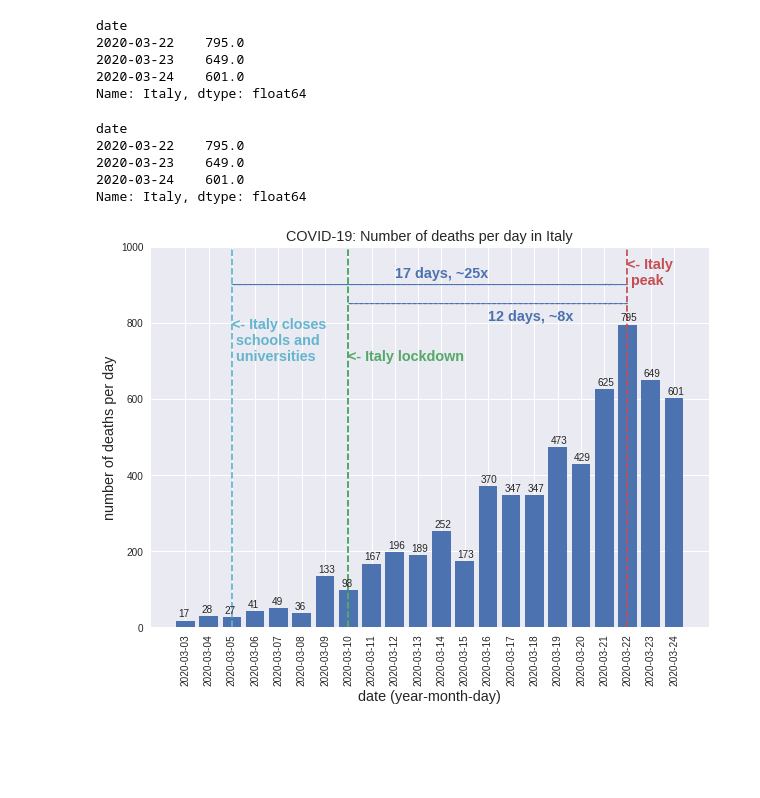
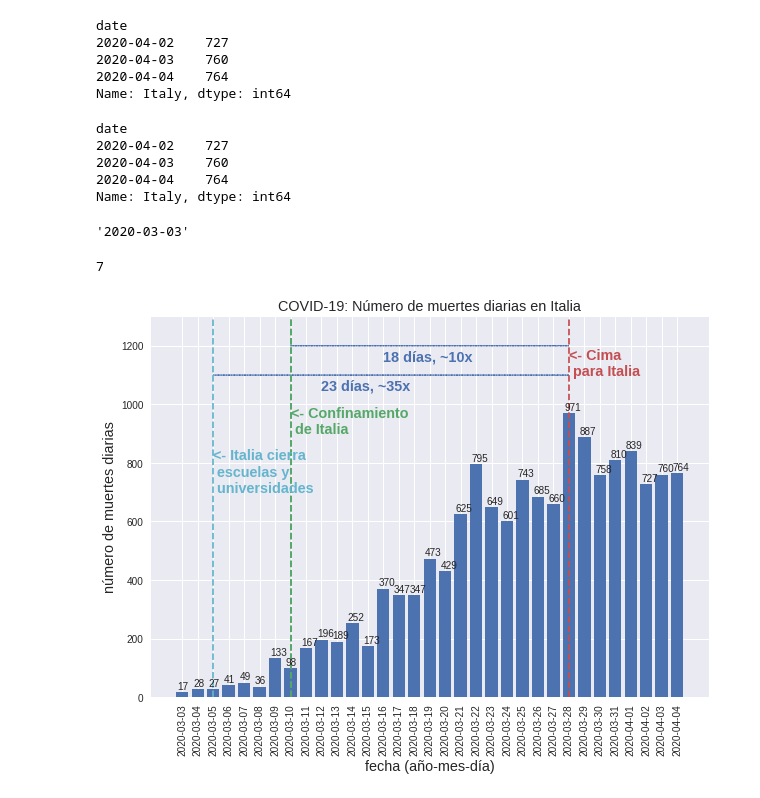
Before and after one commit to alonsosilvaallende/COVID-19, a Jupyter notebook: COVID_19_Italy_deaths_peak.ipynb, the cells around one changed output. Cells and saved outputs as stored; diff of their text form; code cells hidden in the pictures; blank space fills up the shorter version.

```diff
--- a/COVID_19_Italy_deaths_peak.ipynb
+++ b/COVID_19_Italy_deaths_peak.ipynb
@@ -6,18 +6,19 @@ import matplotlib.pyplot as plt
 import pandas as pd
 plt.style.use('seaborn')
 # %%
-new_deaths_raw = pd.read_csv("https://covid.ourworldindata.org/data/ecdc/new_deaths.csv", index_col='date')
+new_deaths_raw = pd.read_csv("https://covid.ourworldindata.org/data/ecdc/new_deaths.csv", \
+                             index_col='date')
 new_deaths_raw["Italy"].tail(3)
 # %% [output]
 date
-2020-03-22    795.0
-2020-03-23    649.0
-2020-03-24    601.0
-Name: Italy, dtype: float64
+2020-04-02    727
+2020-04-03    760
+2020-04-04    764
+Name: Italy, dtype: int64
 # %%
 Italy_lockdown = '2020-03-10'
 Italy_closes_schools = '2020-03-05'
-Italy_max = '2020-03-22'
+Italy_max = '2020-03-28'
 # %%
 TIPPING_POINT = 10
 # %%
@@ -30,31 +31,56 @@ for country in list_countries:
 new_deaths["Italy"].tail(3)
 # %% [output]
 date
-2020-03-22    795.0
-2020-03-23    649.0
-2020-03-24    601.0
-Name: Italy, dtype: float64
+2020-04-02    727
+2020-04-03    760
+2020-04-04    764
+Name: Italy, dtype: int64
+# %%
+new_deaths["Italy"].keys()[0]
+# %% [output]
+'2020-03-03'
+# %%
+(pd.to_datetime(Italy_lockdown)-pd.to_datetime(new_deaths["Italy"].keys()[0])).days
+# %% [output]
+7
 # %%
 fig, ax = plt.subplots(figsize=(10,7))
 plt.bar(new_deaths['Italy'].index, new_deaths['Italy'])
 for i, val in enumerate(new_deaths['Italy']):
   ax.text(i-0.3, val+10, str(int(val)))
 plt.axvline(Italy_closes_schools, color='C5', linestyle='dashed')
 plt.axvline(Italy_lockdown, color='C1', linestyle='dashed')
 plt.axvline(Italy_lockdown, color='C1', linestyle='dashed')
 plt.axvline(Italy_max, color='C2', linestyle='dashed')
-plt.arrow(2, 900, 17, 0, head_width=1, head_length=1, linewidth=1, linestyle='dashed', color='C6', length_includes_head=True)
-plt.arrow(7, 850, 12, 0, head_width=1, head_length=1, linewidth=1, linestyle='dashed', color='C6', length_includes_head=True)
-plt.annotate('<- Italy closes\n schools and\n universities', (Italy_closes_schools,700.0), color='C5', fontsize='x-large', fontweight='bold')
-plt.annotate('<- Italy lockdown', (Italy_lockdown,700.0), color='C1', fontsize='x-large', fontweight='bold')
-plt.annotate('<- Italy\n peak', (Italy_max,900.0), color='C2', fontsize='x-large', fontweight='bold')
-plt.annotate('17 days, ~25x', (9, 920), color='C6', fontsize='x-large', fontweight='bold')
-plt.annotate('12 days, ~8x', (13, 805), color='C6', fontsize='x-large', fontweight='bold')
+plt.arrow((pd.to_datetime(Italy_closes_schools)-pd.to_datetime(new_deaths["Italy"].keys()[0])).days, 1100, \
+          (pd.to_datetime(Italy_max)-pd.to_datetime(Italy_closes_schools)).days, 0, head_width=1, head_length=1, linewidth=1, linestyle='dashed', color='C6', length_includes_head=True)
+plt.arrow((pd.to_datetime(Italy_lockdown)-pd.to_datetime(new_deaths["Italy"].keys()[0])).days, 1200, \
+          (pd.to_datetime(Italy_max)-pd.to_datetime(Italy_lockdown)).days, 0, \
+          head_width=1, head_length=1, linewidth=1, linestyle='dashed', color='C6', length_includes_head=True)
+
+# plt.annotate('<- Italy closes\n schools and\n universities', (Italy_closes_schools,700.0), color='C5', fontsize='x-large', fontweight='bold')
+# plt.annotate('<- Italy lockdown', (Italy_lockdown,700.0), color='C1', fontsize='x-large', fontweight='bold')
+# plt.annotate('<- Italy\n peak', (Italy_max,900.0), color='C2', fontsize='x-large', fontweight='bold')
+
+plt.annotate('<- Italia cierra\n escuelas y\n universidades', (Italy_closes_schools,700.0), color='C5', fontsize='x-large', fontweight='bold')
+plt.annotate('<- Confinamiento\n de Italia', (Italy_lockdown,900.0), color='C1', fontsize='x-large', fontweight='bold')
+plt.annotate('<- Cima\n para Italia', (Italy_max,1100.0), color='C2', fontsize='x-large', fontweight='bold')
+
+# plt.annotate('17 days, ~25x', (9, 920), color='C6', fontsize='x-large', fontweight='bold')
+# plt.annotate('12 days, ~8x', (13, 805), color='C6', fontsize='x-large', fontweight='bold')
+
+plt.annotate(f'{(pd.to_datetime(Italy_max)-pd.to_datetime(Italy_closes_schools)).days} días, ~35x', (9, 1050), color='C6', fontsize='x-large', fontweight='bold')
+plt.annotate(f'{(pd.to_datetime(Italy_max)-pd.to_datetime(Italy_lockdown)).days} días, ~10x', (13, 1150), color='C6', fontsize='x-large', fontweight='bold')
+
 plt.xticks(rotation=90)
-plt.ylim(0,1000)
-ax.set_title(f'COVID-19: Number of deaths per day in Italy', fontsize='x-large')
-ax.set_xlabel(f'date (year-month-day)', fontsize='x-large')
-ax.set_ylabel(f'number of deaths per day', fontsize='x-large')
-plt.show()
+plt.ylim(0,1300)
+# ax.set_title(f'COVID-19: Number of deaths per day in Italy', fontsize='x-large')
+# ax.set_xlabel(f'date (year-month-day)', fontsize='x-large')
+# ax.set_ylabel(f'number of deaths per day', fontsize='x-large')
+ax.set_title(f'COVID-19: Número de muertes diarias en Italia', fontsize='x-large')
+ax.set_xlabel(f'fecha (año-mes-día)', fontsize='x-large')
+ax.set_ylabel(f'número de muertes diarias', fontsize='x-large')
+plt.savefig("2020-03-24-COVID-19-Cima-Muertes-Italia.png", format='png', dvi=500)
+# plt.show()
 # %% [output]
-[figure, old version]
+[figure, new version]
```
Also changed, not shown: parts of 1 cell of this notebook.
